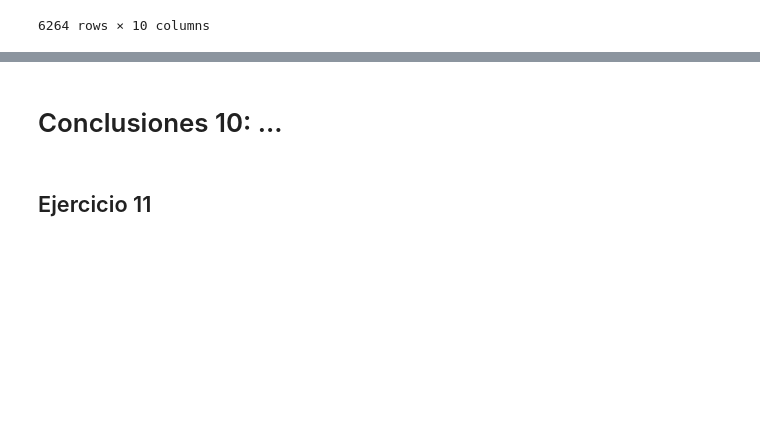
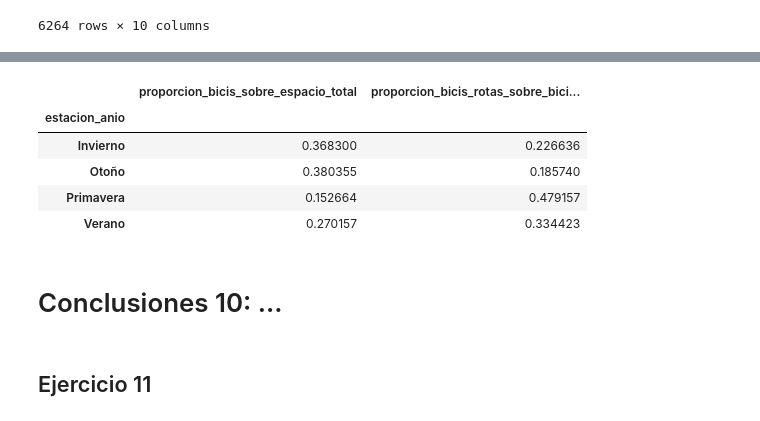
Before and after one commit to leonelifernandez12/labo_datos, a Jupyter notebook: tp1.ipynb, the cells around one changed output, grey strips where cells are left out. Saved outputs shown, nothing was run; the diff lists cells and outputs as text; code cells hidden in the pictures; blank space fills up the shorter version.

```diff
--- a/tp1.ipynb
+++ b/tp1.ipynb
@@ -472,0 +519,2 @@ datos_resumidos = datos_eda_agrupados.groupby("estacion_anio", as_index=False).a
+# %%
+resumen_de_proporciones = datos_eda_agrupados.groupby("estacion_anio")[["proporcion_bicis_sobre_espacio_total","proporcion_bicis_rotas_sobre_bicis_totales"]].mean()
@@ -473,3 +550,12 @@ datos_resumidos = datos_eda_agrupados.groupby("estacion_anio", as_index=False).a
+# %%
+resumen_de_proporciones
+# %% [output]
+|  | proporcion_bicis_sobre_espacio_total | proporcion_bicis_rotas_sobre_bici... |
+| estacion_anio |  |  |
+| Invierno | 0.368300 | 0.226636 |
+| Otoño | 0.380355 | 0.185740 |
+| Primavera | 0.152664 | 0.479157 |
+| Verano | 0.270157 | 0.334423 |
 # %% [markdown]
 # Conclusiones 10: ...
 # %% [markdown]
```
Also changed, not shown: parts of 16 cells of this notebook, 1 other file.
